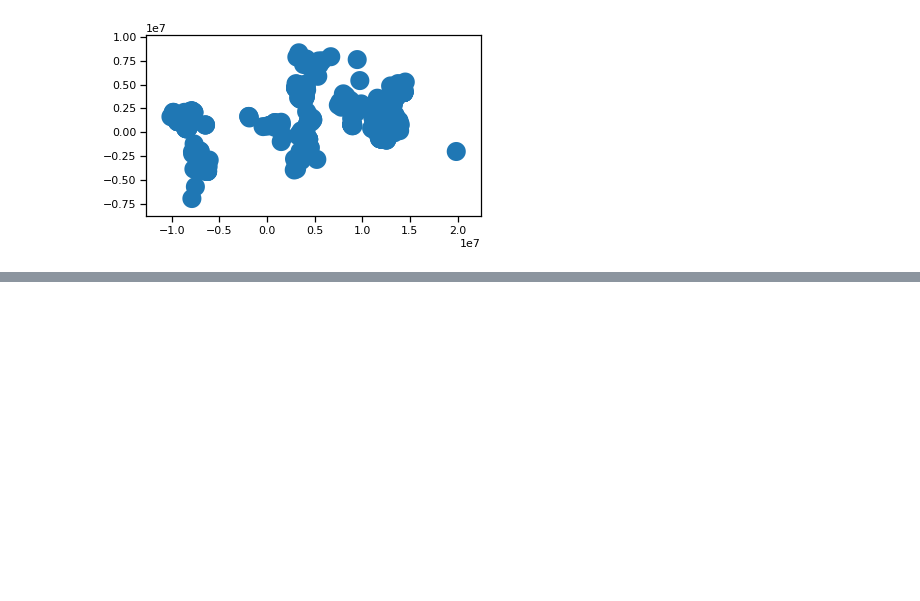
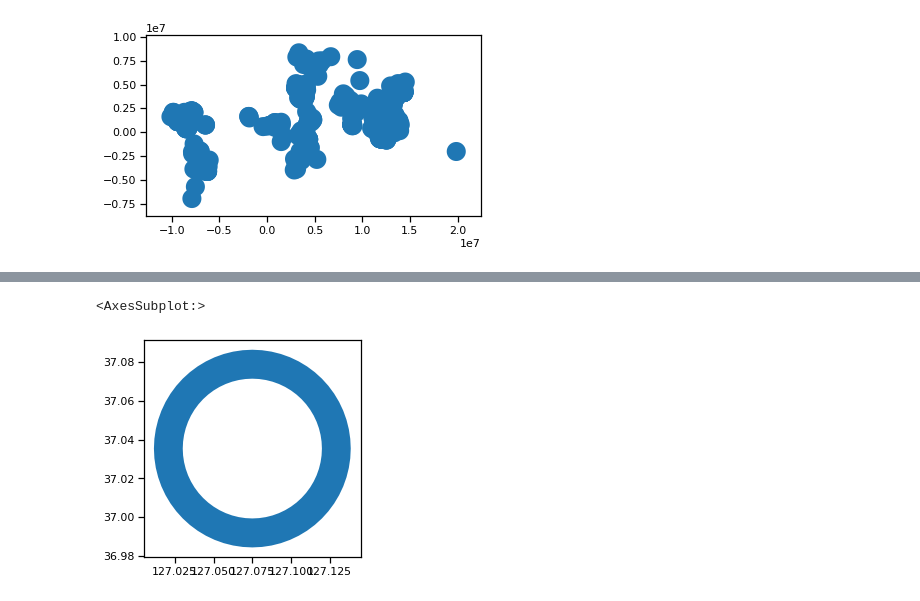
Before and after one commit to metatab-packages/sandiegodata.org-sez_lights, a Jupyter notebook: notebooks/SEZ_Area.ipynb, the cells around one changed output, grey strips where cells are left out. Cells and saved outputs as stored; diff of their text form; code cells hidden in the pictures; blank space fills up the shorter version.

```diff
--- a/notebooks/SEZ_Area.ipynb
+++ b/notebooks/SEZ_Area.ipynb
@@ -43,46 +43,48 @@ sez.to_crs(3395).buffer(1000000).plot()
 # all of the rasters in the ntl_p package.
 
 
-
 def build_buffer_files(df):
     files = {}
 
-    sez = df.copy()
+    for radius in (5_000, 10_000):
 
-    for radius in (5_000, 10_000, 20_000):
+        sez = df.copy()
+
+        sez_rings, rings, rings_exc, ring_sums = pylib.build_ring_sums(ntl_p, sez, radius=radius)
 
         # Need to buffer in meters, and calc area in meters.
+
         g =  sez.to_crs(3395).buffer(radius)
 
         sez['geo_area'] = g.area
         sez['geometry'] = g.to_crs(4326)
+        buffers, buffer_exc, tasks = pylib.mp_ntl_mask(ntl_p, sez, desc=f'buffer {radius}')
 
-        # Write all of the patches to an HDF5 file
+        buffer_sums = pd.DataFrame([ (e[0],e[1], np.nansum(e[2]), np.count_nonzero(~np.isnan(e[2])))
+                                     for e in buffers ],
+                           columns=['year','unique_id','buffer_pix_sum', 'buffer_pix_count'])
 
-        patches, buffer_exc, tasks = pylib.mp_ntl_mask(ntl_p, sez, desc=f'buffer {radius}')
-
-        rows = [ (e[0],e[1], np.nansum(e[2]), np.count_nonzero(~np.isnan(e[2])), a) for e, a in zip(patches, sez.geo_area) ]
-
-        buffer_sums = pd.DataFrame(rows, columns=['year','sez_id','buffer_pix_sum', 'buffer_pix_count', 'buffer_area'])
-
-        sez_j, rings, rings_exc, ring_sums = pylib.build_ring_sums(ntl_p, sez, radius=10_000)
-
-        sums = buffer_sums.merge(ring_sums, on=['year','sez_id'])
+        sums = buffer_sums\
+                .merge(ring_sums, on=['year','unique_id'])\
+                .merge(sez[['unique_id', 'geo_area']])\
+                .merge(sez_rings[['unique_id','ring_area']])\
+                .rename(columns={'geo_area':'buffer_area'})
 
         sums['radius'] = radius
 
         files[radius] = {
-            'df': sez,
-            'buffers': patches,
+            'df_buffers': sez,
+            'df_rings': sez_rings,
+            'buffers': buffers,
             'rings': rings,
             'buffers_ex': buffer_exc,
             'rings_ex': rings_exc,
             'sums': sums,
+            'buffer_sums': buffer_sums,
+            'ring_sums': ring_sums
 
         }
 
     return files
 
-save_patches(patches, files[radius])
-
-o  = build_buffer_files(sez.sample(10))
+bufs  = build_buffer_files(sez)
@@ -97,0 +137,8 @@ with h5py.File('../data/sez_patches.h5', 'w') as f:
+# %%
+t = bufs[5000]['df_rings']
+kor_uids = ['KOR103']
+t = t[t.unique_id.isin(kor_uids)]
+t.ring.plot()
+# %% [output]
+<AxesSubplot:>
+[figure, added]
```
Also changed, not shown: parts of 6 cells of this notebook, 9 other files.
